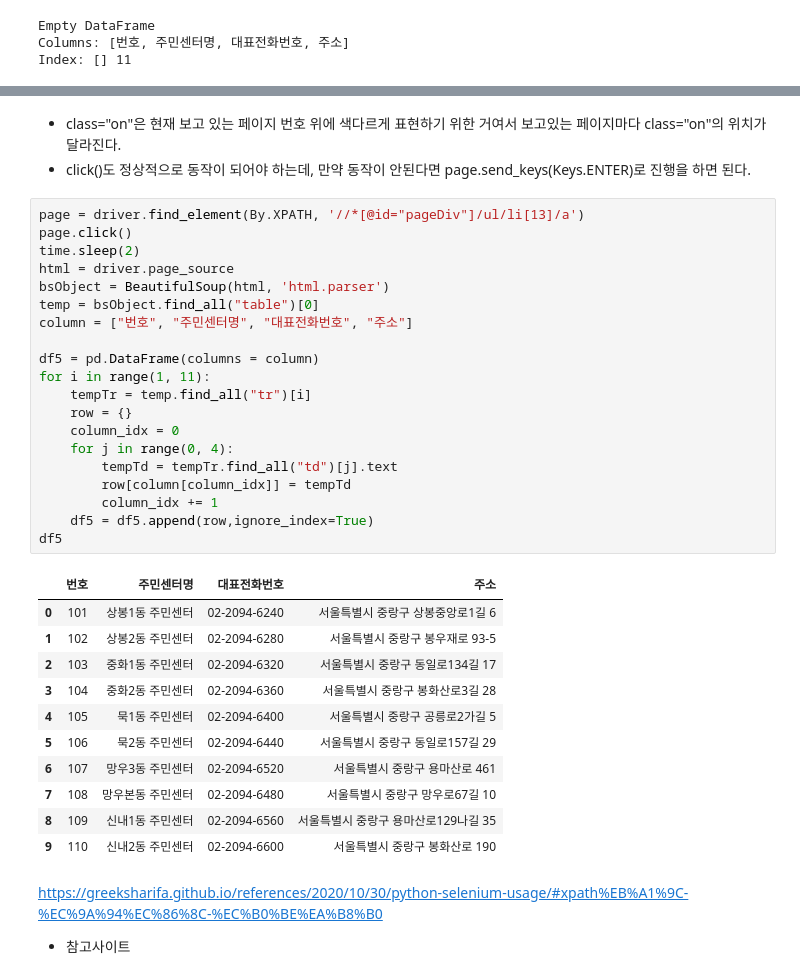
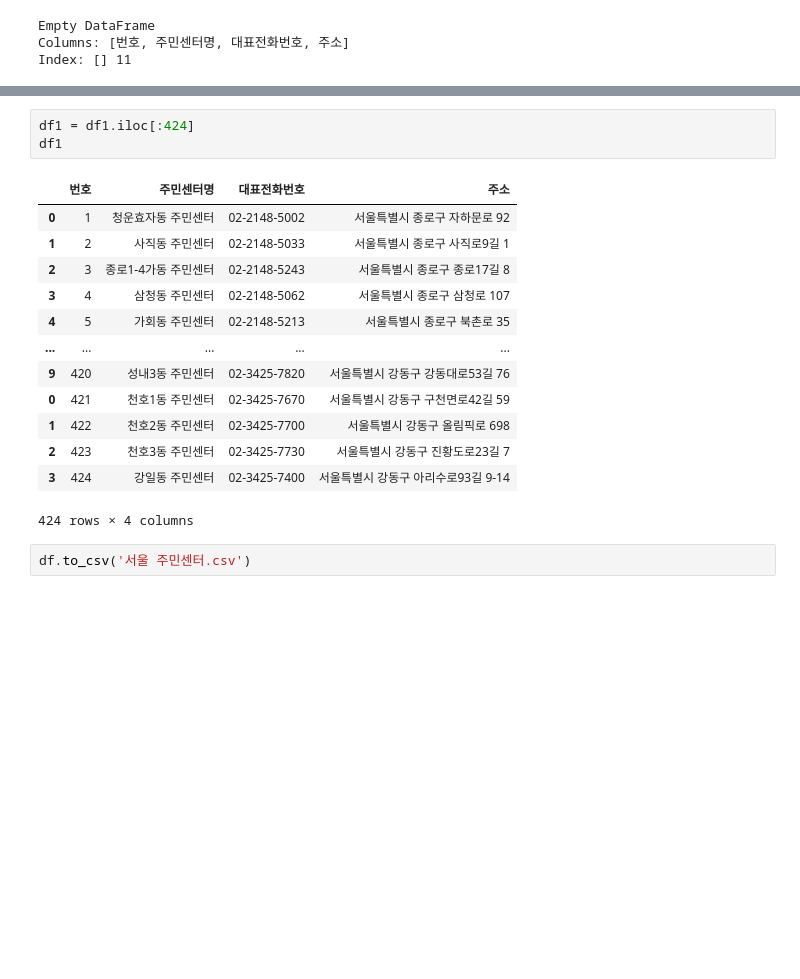
Before and after one commit to jenny5587/Senior-Team-project, a Jupyter notebook: Selenium.ipynb, the cells around one changed output, grey strips where cells are left out. Cells and saved outputs as stored; diff of their text form; blank space fills up the shorter version.

```diff
--- a/Selenium.ipynb
+++ b/Selenium.ipynb
@@ -438,39 +123,19 @@ df10
-# %% [markdown]
-* class="on"은 현재 보고 있는 페이지 번호 위에 색다르게 표현하기 위한 거여서 보고있는 페이지마다 class="on"의 위치가 달라진다.
-* click()도 정상적으로 동작이 되어야 하는데, 만약 동작이 안된다면 page.send_keys(Keys.ENTER)로 진행을 하면 된다.
-# %%
-page = driver.find_element(By.XPATH, '//*[@id="pageDiv"]/ul/li[13]/a')
-page.click()
-time.sleep(2)
-html = driver.page_source
-bsObject = BeautifulSoup(html, 'html.parser')
-temp = bsObject.find_all("table")[0]
-column = ["번호", "주민센터명", "대표전화번호", "주소"]
-
-df5 = pd.DataFrame(columns = column)
-for i in range(1, 11):
-    tempTr = temp.find_all("tr")[i]
-    row = {}
-    column_idx = 0
-    for j in range(0, 4):
-        tempTd = tempTr.find_all("td")[j].text
-        row[column[column_idx]] = tempTd
-        column_idx += 1
-    df5 = df5.append(row,ignore_index=True)
-df5
-# %% [output]
-|  | 번호 | 주민센터명 | 대표전화번호 | 주소 |
-| 0 | 101 | 상봉1동 주민센터 | 02-2094-6240 | 서울특별시 중랑구 상봉중앙로1길 6 |
-| 1 | 102 | 상봉2동 주민센터 | 02-2094-6280 | 서울특별시 중랑구 봉우재로 93-5 |
-| 2 | 103 | 중화1동 주민센터 | 02-2094-6320 | 서울특별시 중랑구 동일로134길 17 |
-| 3 | 104 | 중화2동 주민센터 | 02-2094-6360 | 서울특별시 중랑구 봉화산로3길 28 |
-| 4 | 105 | 묵1동 주민센터 | 02-2094-6400 | 서울특별시 중랑구 공릉로2가길 5 |
-| 5 | 106 | 묵2동 주민센터 | 02-2094-6440 | 서울특별시 중랑구 동일로157길 29 |
-| 6 | 107 | 망우3동 주민센터 | 02-2094-6520 | 서울특별시 중랑구 용마산로 461 |
-| 7 | 108 | 망우본동 주민센터 | 02-2094-6480 | 서울특별시 중랑구 망우로67길 10 |
-| 8 | 109 | 신내1동 주민센터 | 02-2094-6560 | 서울특별시 중랑구 용마산로129나길 35 |
-| 9 | 110 | 신내2동 주민센터 | 02-2094-6600 | 서울특별시 중랑구 봉화산로 190 |
-# %% [markdown]
-https://greeksharifa.github.io/references/2020/10/30/python-selenium-usage/#xpath%EB%A1%9C-%EC%9A%94%EC%86%8C-%EC%B0%BE%EA%B8%B0
-
-* 참고사이트
+# %%
+df1 = df1.iloc[:424]
+df1
+# %% [output]
+|  | 번호 | 주민센터명 | 대표전화번호 | 주소 |
+| 0 | 1 | 청운효자동 주민센터 | 02-2148-5002 | 서울특별시 종로구 자하문로 92 |
+| 1 | 2 | 사직동 주민센터 | 02-2148-5033 | 서울특별시 종로구 사직로9길 1 |
+| 2 | 3 | 종로1-4가동 주민센터 | 02-2148-5243 | 서울특별시 종로구 종로17길 8 |
+| 3 | 4 | 삼청동 주민센터 | 02-2148-5062 | 서울특별시 종로구 삼청로 107 |
+| 4 | 5 | 가회동 주민센터 | 02-2148-5213 | 서울특별시 종로구 북촌로 35 |
+| ... | ... | ... | ... | ... |
+| 9 | 420 | 성내3동 주민센터 | 02-3425-7820 | 서울특별시 강동구 강동대로53길 76 |
+| 0 | 421 | 천호1동 주민센터 | 02-3425-7670 | 서울특별시 강동구 구천면로42길 59 |
+| 1 | 422 | 천호2동 주민센터 | 02-3425-7700 | 서울특별시 강동구 올림픽로 698 |
+| 2 | 423 | 천호3동 주민센터 | 02-3425-7730 | 서울특별시 강동구 진황도로23길 7 |
+| 3 | 424 | 강일동 주민센터 | 02-3425-7400 | 서울특별시 강동구 아리수로93길 9-14 |
+424 rows × 4 columns
+# %%
+df.to_csv('서울 주민센터.csv')
```
Also changed, not shown: parts of 28 cells of this notebook.
